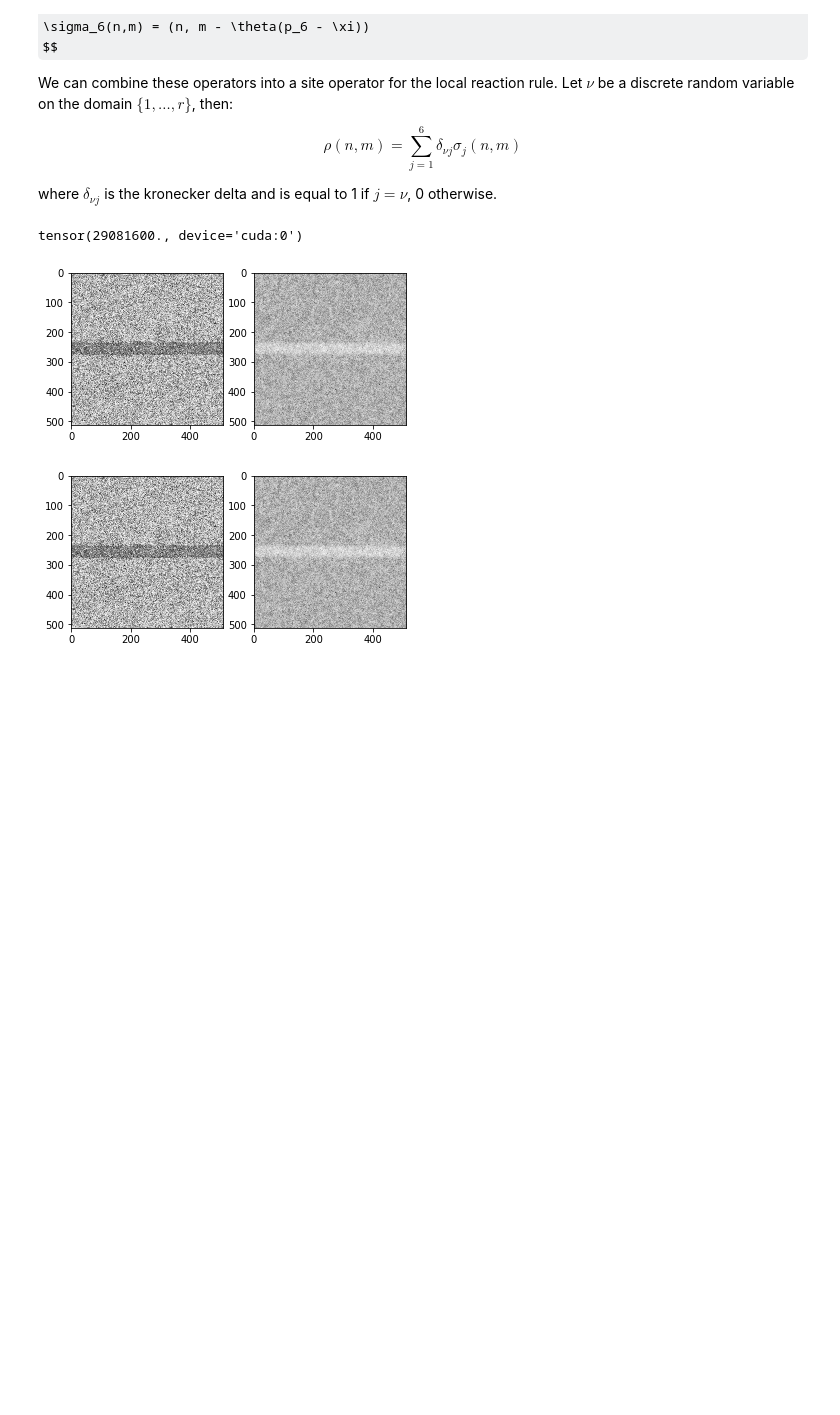
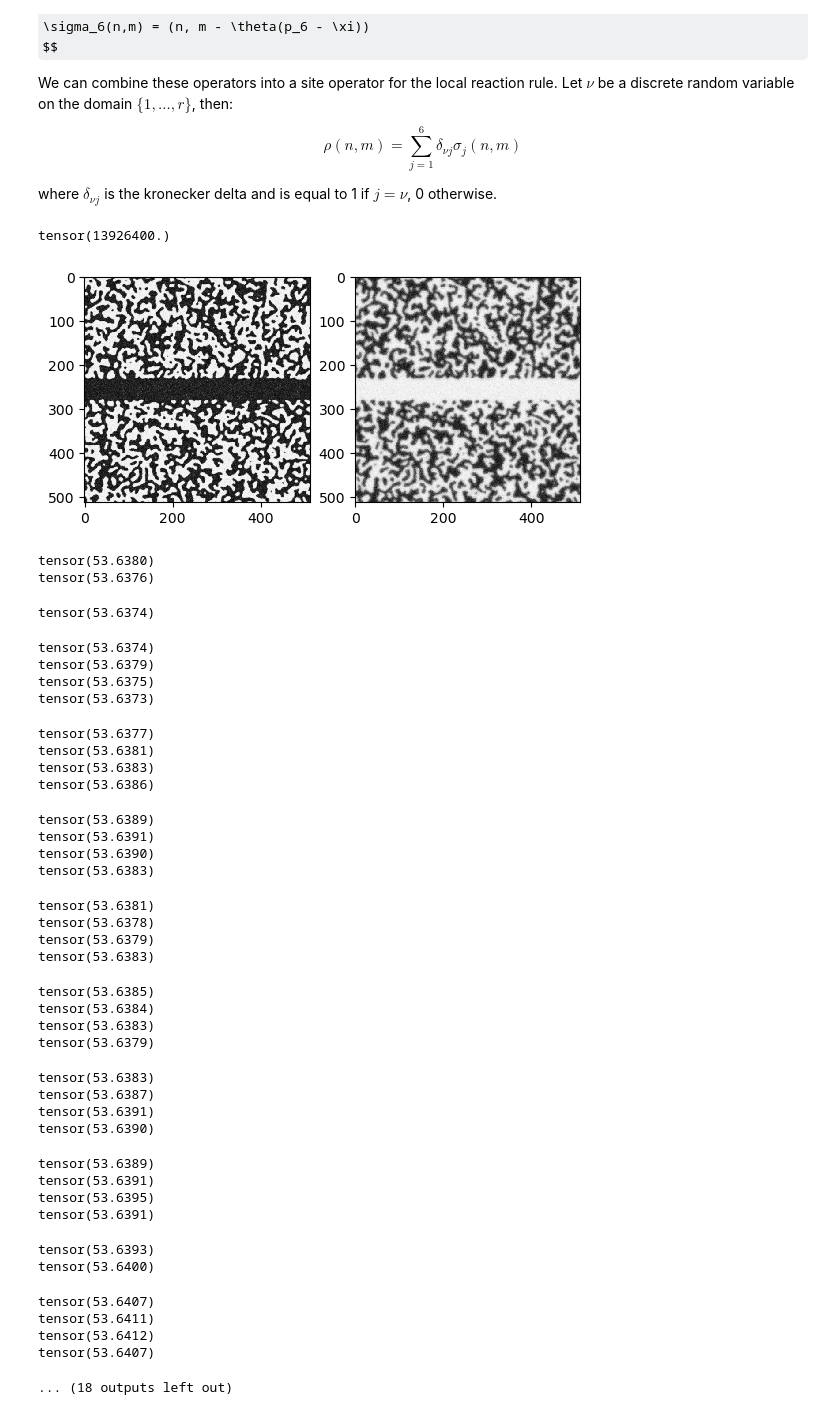
Before and after one commit to JanSchering/Thesis, a Jupyter notebook: fhn_model/fitzhugh_kapral.ipynb, the cells around one changed output. Drawn from its saved outputs; the diff is of its cells as text; code cells hidden in the pictures; some formulas as TeX source; blank space fills up the shorter version.

```diff
--- a/fhn_model/fitzhugh_kapral.ipynb
+++ b/fhn_model/fitzhugh_kapral.ipynb
@@ -218,26 +218,66 @@ from tqdm import tqdm
 from diffusion import Direction2D, diffuse, translate, excite_particles
 from reaction import p1, p2, p3, p4, p5, p6, sigma, rho
 # %%
-grid = t.zeros((2,512,512)) + 100
-grid[:,236:276] = 240
-grid = grid.cuda()
-N = 256
-gamma = 0.6
-rate_coefficients = [0.98,0.98,0.1,0.1,0.2,0.2]
+grid = t.zeros((2,512,512))
+grid[1,:,:] = 50
+grid[0,:,:] = 50
+grid[:,236:276] = 90
+grid = grid
+N = 100
+gamma = 0.01
+rate_coefficients = np.array([0.98,0.98,0.1,0.1,0.2,0.2])
 probability_funcs = [p1,p2,p3,p4,p5,p6]
 t.sum(grid[0])
 # %% [output]
-tensor(29081600., device='cuda:0')
+tensor(13926400.)
 # %%
 fig, axs = plt.subplots(1,2)
 for i in tqdm(range(10_000)):
-  if i % 500 == 0:
+  if i % 100 == 0:
     display.clear_output(wait=True)
-    axs[0].imshow(grid[0].cpu(), cmap="Greys", interpolation="nearest", vmin=0, vmax=256)
-    axs[1].imshow(grid[1].cpu(), cmap="Greys", interpolation="nearest", vmin=0, vmax=256)
+    axs[0].imshow(grid[0].cpu(), cmap="Greys", interpolation="nearest", vmin=0, vmax=100)
+    axs[1].imshow(grid[1].cpu(), cmap="Greys", interpolation="nearest", vmin=0, vmax=100)
     display.display(plt.gcf())
   grid = diffuse(grid, N, 0.1, 0.4)
   grid = rho(grid, N, gamma, rate_coefficients, probability_funcs, num_reaction_channels=6)
+  print(t.mean(grid[0]))
 # %% [output]
-[figure, old version]
+[figure, new version]
-[figure, removed]
+tensor(53.6380)
+tensor(53.6376)
+tensor(53.6374)
+tensor(53.6374)
+tensor(53.6379)
+tensor(53.6375)
+tensor(53.6373)
+tensor(53.6377)
+tensor(53.6381)
+tensor(53.6383)
+tensor(53.6386)
+tensor(53.6389)
+tensor(53.6391)
+tensor(53.6390)
+tensor(53.6383)
+tensor(53.6381)
+tensor(53.6378)
+tensor(53.6379)
+tensor(53.6383)
+tensor(53.6385)
+tensor(53.6384)
+tensor(53.6383)
+tensor(53.6379)
+tensor(53.6383)
+tensor(53.6387)
+tensor(53.6391)
+tensor(53.6390)
+tensor(53.6389)
+tensor(53.6391)
+tensor(53.6395)
+tensor(53.6391)
+tensor(53.6393)
+tensor(53.6400)
+tensor(53.6407)
+tensor(53.6411)
+tensor(53.6412)
+tensor(53.6407)
+... (18 outputs left out)
```
Also changed, not shown: parts of 2 cells of this notebook, 2 other files.
